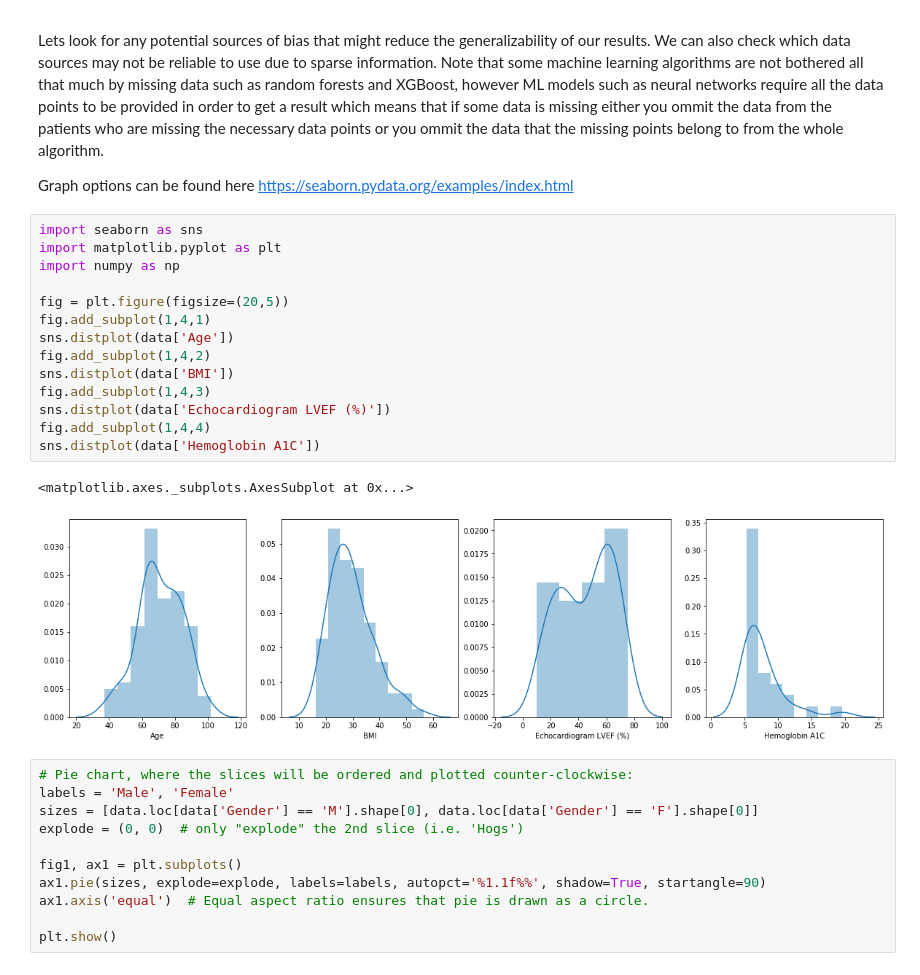
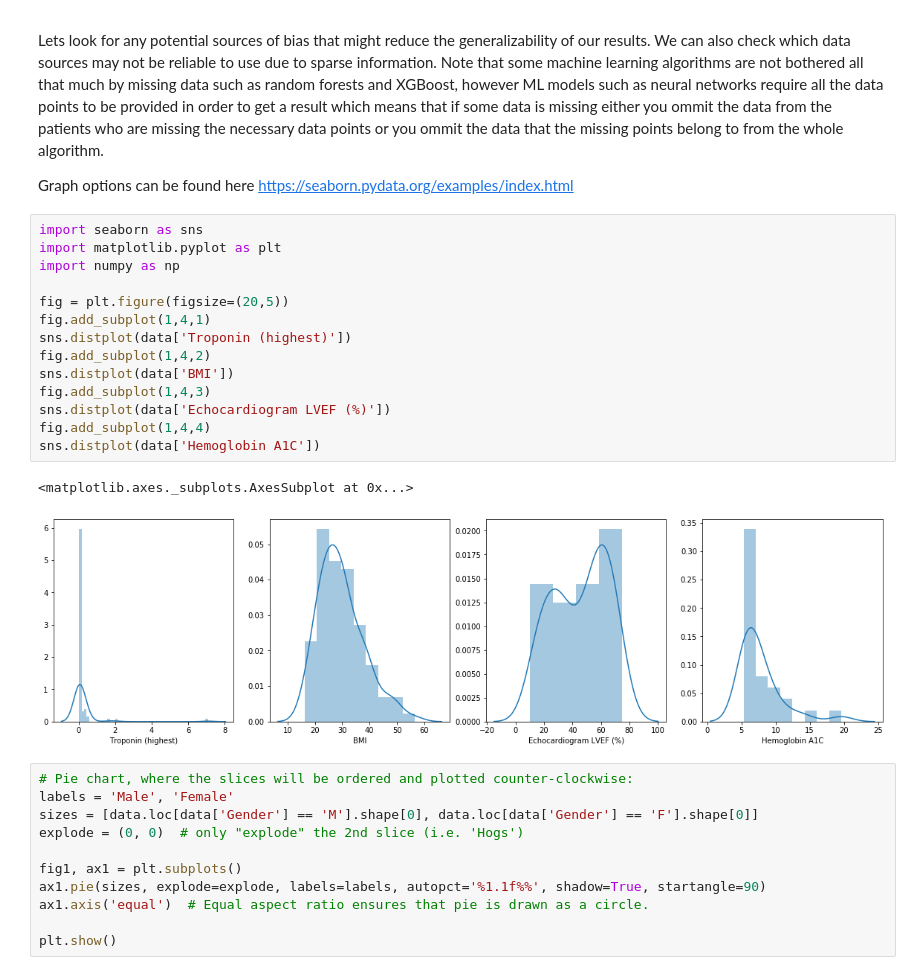
Before and after one commit to Michael-Equi/hfr, a Jupyter notebook: notebooks/hfr-ml-comparison.ipynb, the cells around one changed output. Drawn from its saved outputs; the diff is of its cells as text.

```diff
--- a/notebooks/hfr-ml-comparison.ipynb
+++ b/notebooks/hfr-ml-comparison.ipynb
@@ -66,20 +66,20 @@ Graph options can be found here https://seaborn.pydata.org/examples/index.html
 # %%
 import seaborn as sns
 import matplotlib.pyplot as plt
 import numpy as np
 
 fig = plt.figure(figsize=(20,5))
 fig.add_subplot(1,4,1)
-sns.distplot(data['Age'])
+sns.distplot(data['Troponin (highest)'])
 fig.add_subplot(1,4,2)
 sns.distplot(data['BMI'])
 fig.add_subplot(1,4,3)
 sns.distplot(data['Echocardiogram LVEF (%)'])
 fig.add_subplot(1,4,4)
 sns.distplot(data['Hemoglobin A1C'])
 # %% [output]
 <matplotlib.axes._subplots.AxesSubplot at 0x...>
-[figure, old version]
+[figure, new version]
 # %%
 # Pie chart, where the slices will be ordered and plotted counter-clockwise:
 labels = 'Male', 'Female'
```
Also changed, not shown: parts of 2 cells of this notebook, 2 other files.
